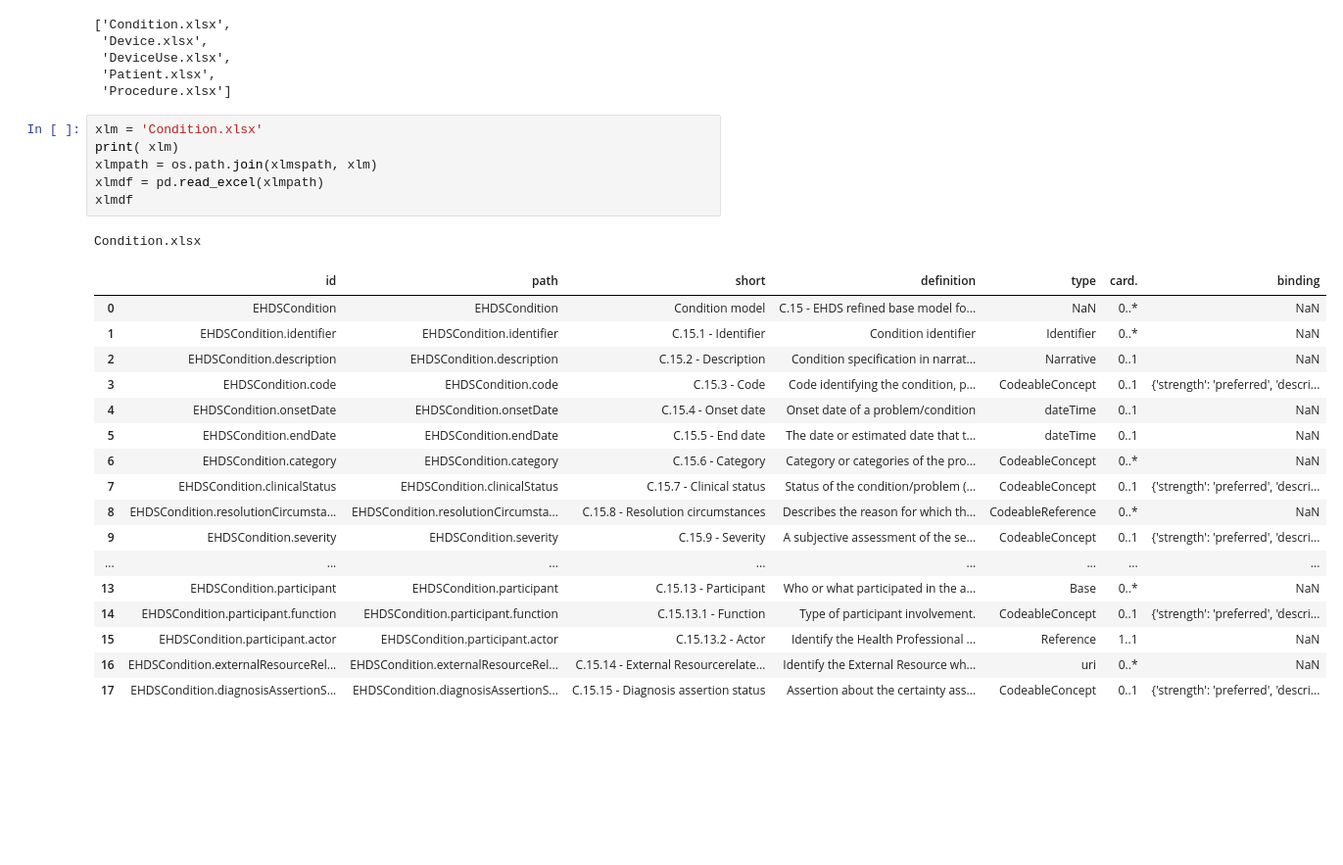
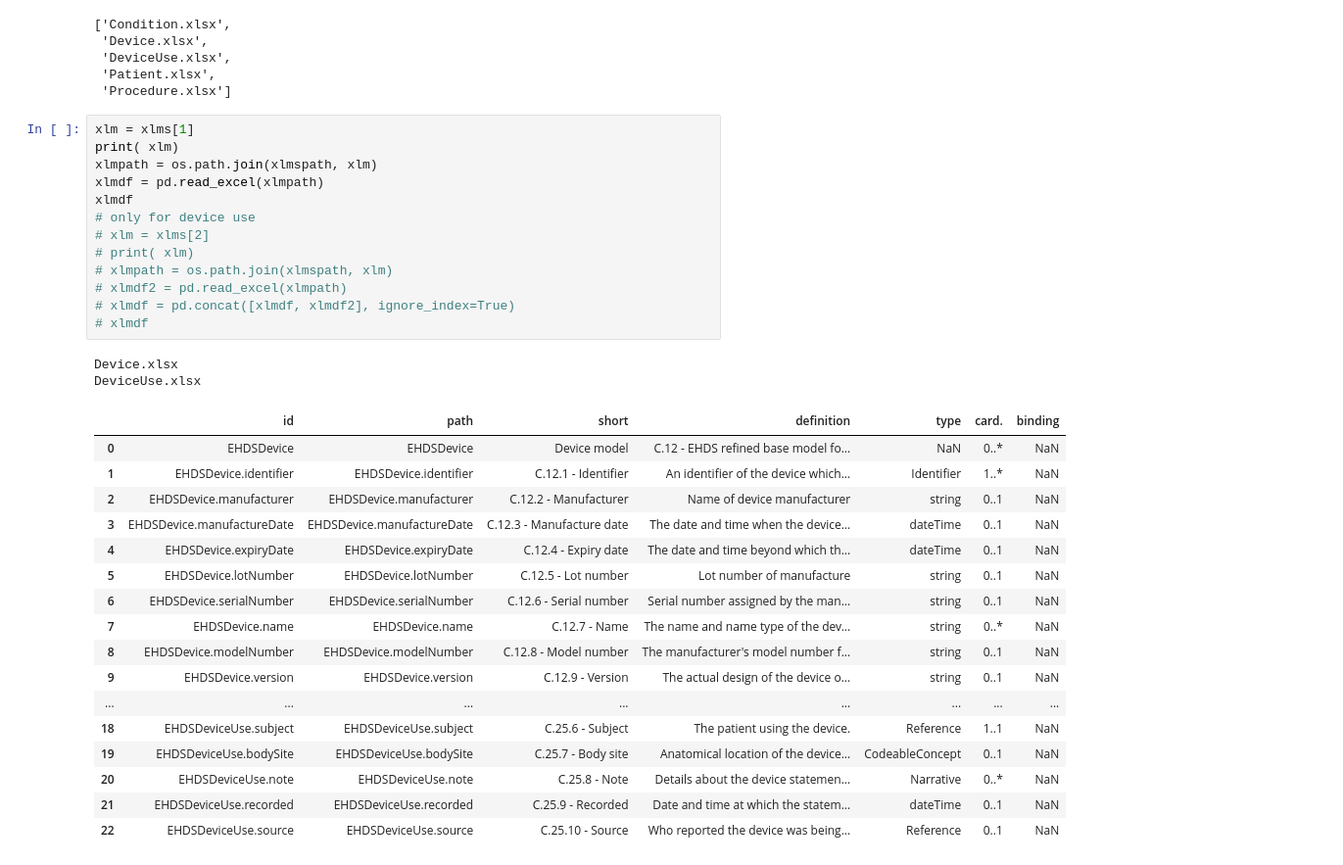
Before and after one commit to mgraauw/eu-nl-compared, a Jupyter notebook: mapping.ipynb, the cells around one changed output. Shown at 98% size. Saved outputs shown, nothing was run; the diff lists cells and outputs as text; blank space fills up the shorter version.

```diff
--- a/mapping.ipynb
+++ b/mapping.ipynb
@@ -46,29 +44,37 @@ xlms
  'Patient.xlsx',
  'Procedure.xlsx']
 # %%
-xlm = 'Condition.xlsx'
+xlm = xlms[1]
 print( xlm)
 xlmpath = os.path.join(xlmspath, xlm)
 xlmdf = pd.read_excel(xlmpath)
 xlmdf
+# only for device use
+# xlm = xlms[2]
+# print( xlm)
+# xlmpath = os.path.join(xlmspath, xlm)
+# xlmdf2 = pd.read_excel(xlmpath)
+# xlmdf = pd.concat([xlmdf, xlmdf2], ignore_index=True)
+# xlmdf
 # %% [output]
-Condition.xlsx
+Device.xlsx
+DeviceUse.xlsx
 |  | id | path | short | definition | type | card. | binding |
-| 0 | EHDSCondition | EHDSCondition | Condition model | C.15 - EHDS refined base model fo... | NaN | 0..* | NaN |
-| 1 | EHDSCondition.identifier | EHDSCondition.identifier | C.15.1 - Identifier | Condition identifier | Identifier | 0..* | NaN |
-| 2 | EHDSCondition.description | EHDSCondition.description | C.15.2 - Description | Condition specification in narrat... | Narrative | 0..1 | NaN |
-| 3 | EHDSCondition.code | EHDSCondition.code | C.15.3 - Code | Code identifying the condition, p... | CodeableConcept | 0..1 | {'strength': 'preferred', 'descri... |
-| 4 | EHDSCondition.onsetDate | EHDSCondition.onsetDate | C.15.4 - Onset date | Onset date of a problem/condition | dateTime | 0..1 | NaN |
-| 5 | EHDSCondition.endDate | EHDSCondition.endDate | C.15.5 - End date | The date or estimated date that t... | dateTime | 0..1 | NaN |
-| 6 | EHDSCondition.category | EHDSCondition.category | C.15.6 - Category | Category or categories of the pro... | CodeableConcept | 0..* | NaN |
-| 7 | EHDSCondition.clinicalStatus | EHDSCondition.clinicalStatus | C.15.7 - Clinical status | Status of the condition/problem (... | CodeableConcept | 0..1 | {'strength': 'preferred', 'descri... |
-| 8 | EHDSCondition.resolutionCircumsta... | EHDSCondition.resolutionCircumsta... | C.15.8 - Resolution circumstances | Describes the reason for which th... | CodeableReference | 0..* | NaN |
-| 9 | EHDSCondition.severity | EHDSCondition.severity | C.15.9 - Severity | A subjective assessment of the se... | CodeableConcept | 0..1 | {'strength': 'preferred', 'descri... |
+| 0 | EHDSDevice | EHDSDevice | Device model | C.12 - EHDS refined base model fo... | NaN | 0..* | NaN |
+| 1 | EHDSDevice.identifier | EHDSDevice.identifier | C.12.1 - Identifier | An identifier of the device which... | Identifier | 1..* | NaN |
+| 2 | EHDSDevice.manufacturer | EHDSDevice.manufacturer | C.12.2 - Manufacturer | Name of device manufacturer | string | 0..1 | NaN |
+| 3 | EHDSDevice.manufactureDate | EHDSDevice.manufactureDate | C.12.3 - Manufacture date | The date and time when the device... | dateTime | 0..1 | NaN |
+| 4 | EHDSDevice.expiryDate | EHDSDevice.expiryDate | C.12.4 - Expiry date | The date and time beyond which th... | dateTime | 0..1 | NaN |
+| 5 | EHDSDevice.lotNumber | EHDSDevice.lotNumber | C.12.5 - Lot number | Lot number of manufacture | string | 0..1 | NaN |
+| 6 | EHDSDevice.serialNumber | EHDSDevice.serialNumber | C.12.6 - Serial number | Serial number assigned by the man... | string | 0..1 | NaN |
+| 7 | EHDSDevice.name | EHDSDevice.name | C.12.7 - Name | The name and name type of the dev... | string | 0..* | NaN |
+| 8 | EHDSDevice.modelNumber | EHDSDevice.modelNumber | C.12.8 - Model number | The manufacturer's model number f... | string | 0..1 | NaN |
+| 9 | EHDSDevice.version | EHDSDevice.version | C.12.9 - Version | The actual design of the device o... | string | 0..1 | NaN |
 | ... | ... | ... | ... | ... | ... | ... | ... |
-| 13 | EHDSCondition.participant | EHDSCondition.participant | C.15.13 - Participant | Who or what participated in the a... | Base | 0..* | NaN |
-| 14 | EHDSCondition.participant.function | EHDSCondition.participant.function | C.15.13.1 - Function | Type of participant involvement. | CodeableConcept | 0..1 | {'strength': 'preferred', 'descri... |
-| 15 | EHDSCondition.participant.actor | EHDSCondition.participant.actor | C.15.13.2 - Actor | Identify the Health Professional ... | Reference | 1..1 | NaN |
-| 16 | EHDSCondition.externalResourceRel... | EHDSCondition.externalResourceRel... | C.15.14 - External Resourcerelate... | Identify the External Resource wh... | uri | 0..* | NaN |
-| 17 | EHDSCondition.diagnosisAssertionS... | EHDSCondition.diagnosisAssertionS... | C.15.15 - Diagnosis assertion status | Assertion about the certainty ass... | CodeableConcept | 0..1 | {'strength': 'preferred', 'descri... |
+| 18 | EHDSDeviceUse.subject | EHDSDeviceUse.subject | C.25.6 - Subject | The patient using the device. | Reference | 1..1 | NaN |
+| 19 | EHDSDeviceUse.bodySite | EHDSDeviceUse.bodySite | C.25.7 - Body site | Anatomical location of the device... | CodeableConcept | 0..1 | NaN |
+| 20 | EHDSDeviceUse.note | EHDSDeviceUse.note | C.25.8 - Note | Details about the device statemen... | Narrative | 0..* | NaN |
+| 21 | EHDSDeviceUse.recorded | EHDSDeviceUse.recorded | C.25.9 - Recorded | Date and time at which the statem... | dateTime | 0..1 | NaN |
+| 22 | EHDSDeviceUse.source | EHDSDeviceUse.source | C.25.10 - Source | Who reported the device was being... | Reference | 0..1 | NaN |
 # %%
 mapbase = 'maps'
```
Also changed, not shown: parts of 10 cells of this notebook, 30 other files.
